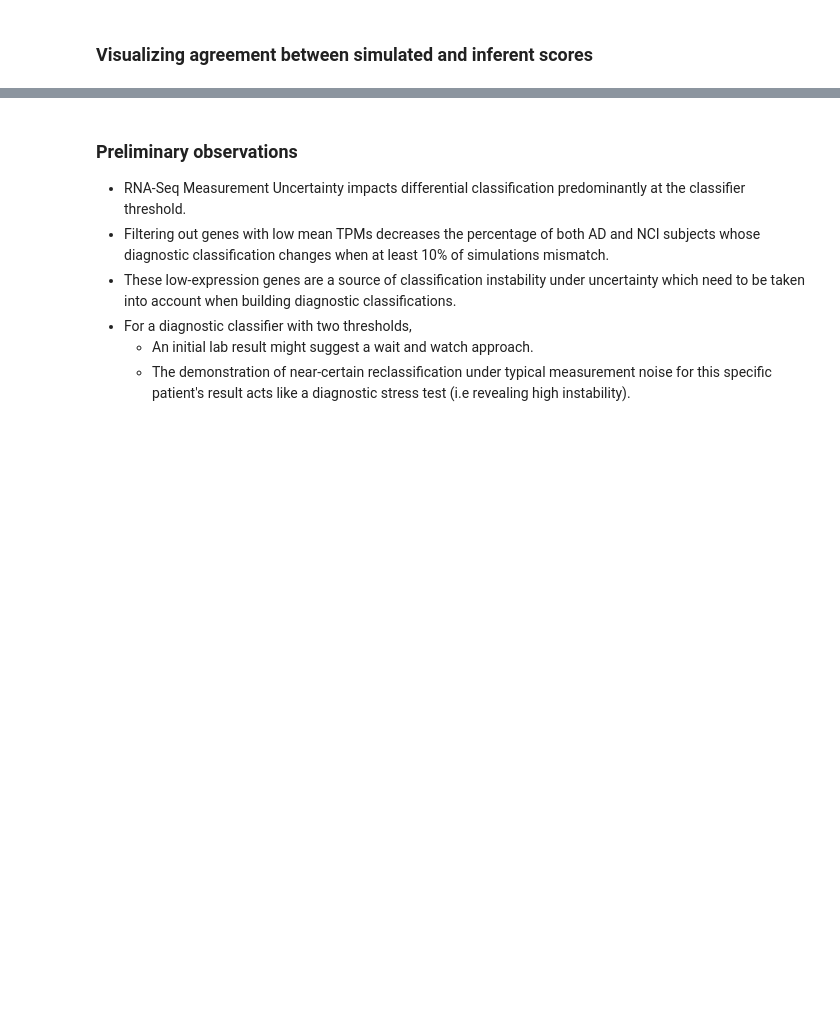
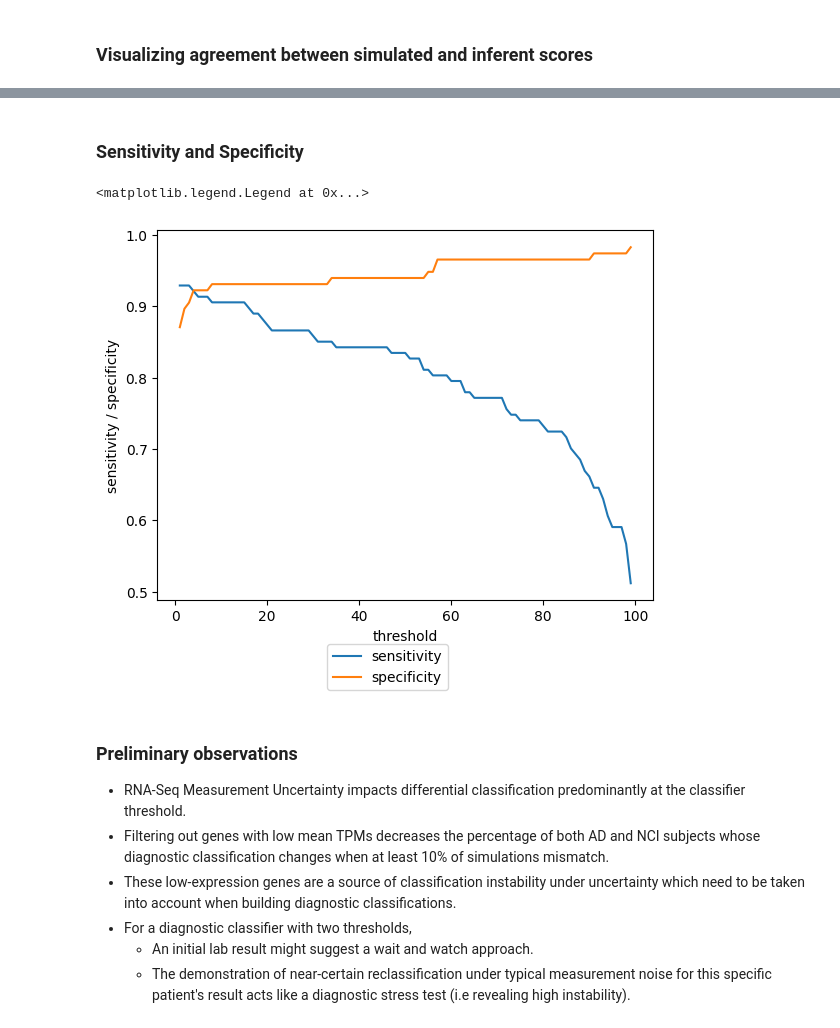
Before and after one commit to Translational-HDPM/T-HDPM_uncertainty_analysis, a Jupyter notebook: notebooks/uncertainty_analysis_adjusted_sd.ipynb, the cells around one changed output, grey strips where cells are left out. Drawn from its saved outputs; the diff is of its cells as text; code cells hidden in the pictures; blank space fills up the shorter version.

```diff
--- a/notebooks/uncertainty_analysis_adjusted_sd.ipynb
+++ b/notebooks/uncertainty_analysis_adjusted_sd.ipynb
@@ -507,3 +495,35 @@ Text(0.1, -0.12, '*The scattered points along the x-axes show the distribution o
+# %% [markdown]
+### Sensitivity and Specificity
+# %%
+def calculate_sensitivity_and_specificity(
+    thres: float, pathos_df: pd.DataFrame, gt_probs_series: pd.Series
+) -> tuple[float, float]:
+    """"""
+    cnf_mat = confusion_matrix(
+        pathos_df["Disease"].apply(lambda x: 1 if x == "AD" else 0),
+        gt_probs_series.apply(lambda x: 1 if x >= thres/100 else 0)[pathos_df.index],
+    )
+    tp, tn, fp, fn = cnf_mat[1, 1], cnf_mat[0, 0], cnf_mat[0, 1], cnf_mat[1, 0]
+    sensitivity = tp / (tp + fn)
+    specificity = tn / (tn + fp)
+    return sensitivity, specificity
+# %%
+sens_spec_df = pd.DataFrame(
+    columns=["threshold", "sensitivity", "specificity"]
+)
+sens_spec_df["threshold"] = np.arange(1, 100)
+temp = sens_spec_df["threshold"].apply(
+    lambda thres: calculate_sensitivity_and_specificity(thres, pathos, gt_probs)
+)
+sens_spec_df.loc[:, "sensitivity"] = temp.apply(lambda x: x[0])
+sens_spec_df.loc[:, "specificity"] = temp.apply(lambda x: x[1])
+sns.lineplot(data=sens_spec_df, x="threshold", y="sensitivity", label="sensitivity")
+sns.lineplot(data=sens_spec_df, x="threshold", y="specificity", label="specificity")
+plt.ylabel("sensitivity / specificity")
+plt.legend(loc="upper right", bbox_to_anchor=(0.6, -0.10))
+# %% [output]
+<matplotlib.legend.Legend at 0x...>
+[figure, added]
 # %% [markdown]
 ### Preliminary observations
 
```
Also changed, not shown: parts of 8 cells of this notebook, 2 other files.
